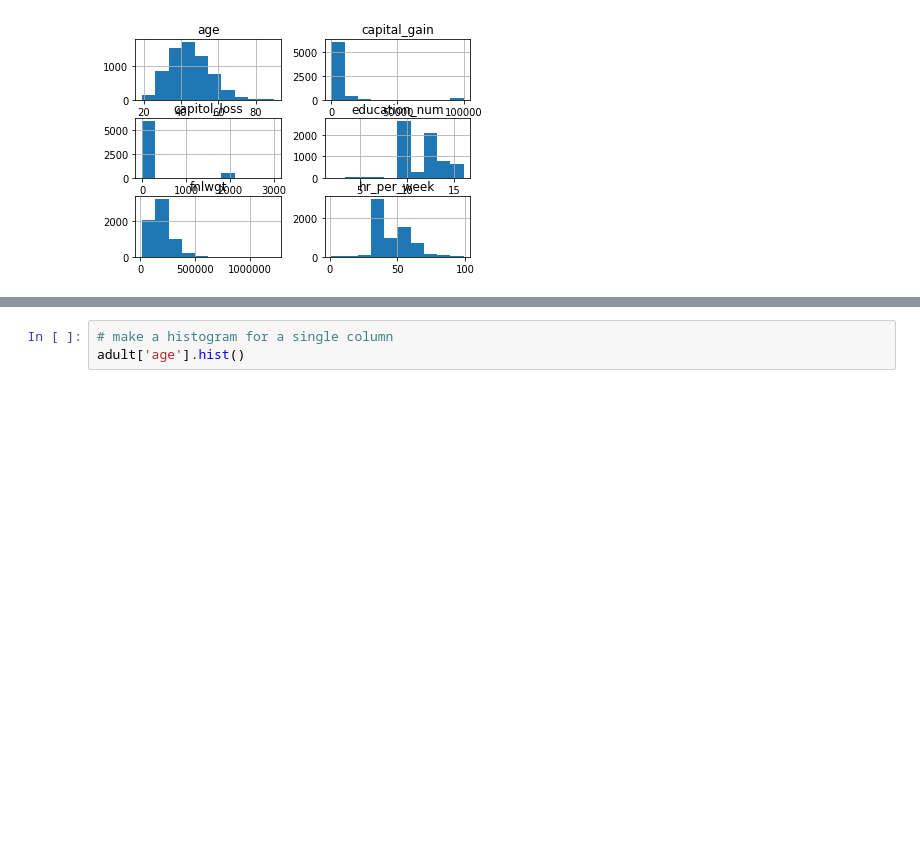
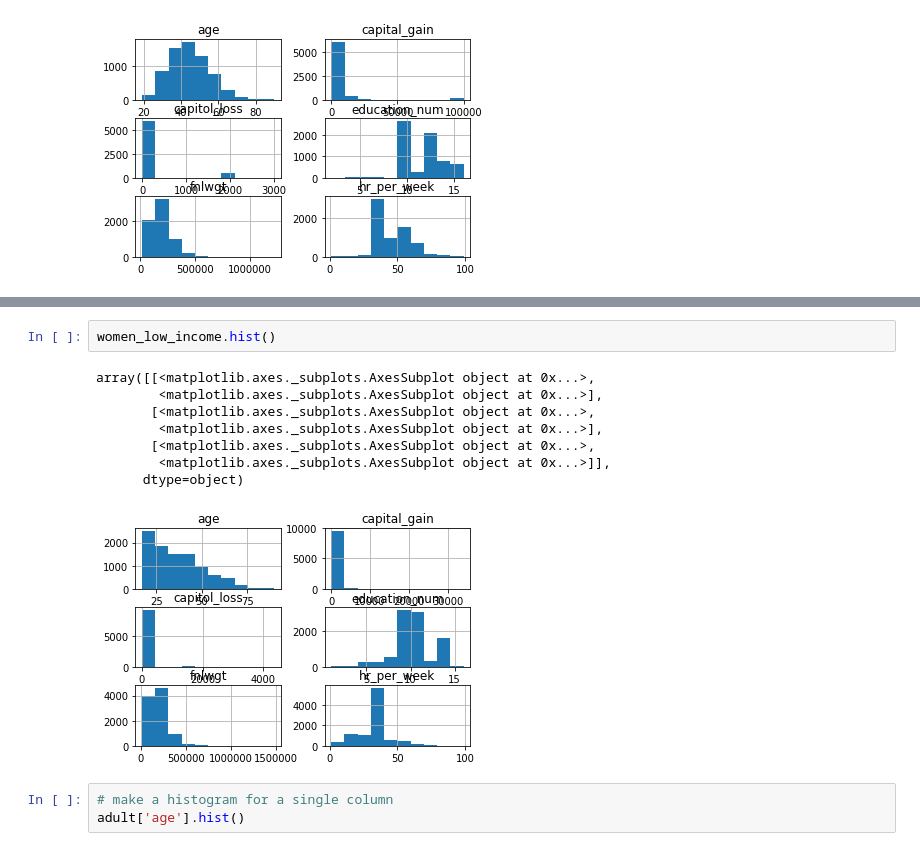
Before and after one commit to emagg1/Math2212_Maggiore, a Jupyter notebook: M2_Statistics/M2_Adult.ipynb, the cells around one changed output, grey strips where cells are left out. Drawn from its saved outputs; the diff is of its cells as text; blank space fills up the shorter version.

```diff
--- a/M2_Statistics/M2_Adult.ipynb
+++ b/M2_Statistics/M2_Adult.ipynb
@@ -280,3 +291,14 @@ array([[<matplotlib.axes._subplots.AxesSubplot object at 0x...>,
+# %%
+women_low_income.hist()
+# %% [output]
+array([[<matplotlib.axes._subplots.AxesSubplot object at 0x...>,
+        <matplotlib.axes._subplots.AxesSubplot object at 0x...>],
+       [<matplotlib.axes._subplots.AxesSubplot object at 0x...>,
+        <matplotlib.axes._subplots.AxesSubplot object at 0x...>],
+       [<matplotlib.axes._subplots.AxesSubplot object at 0x...>,
+        <matplotlib.axes._subplots.AxesSubplot object at 0x...>]],
+      dtype=object)
+[figure, added]
 # %%
 # make a histogram for a single column
 adult['age'].hist()
```
Also changed, not shown: parts of 13 cells of this notebook.
